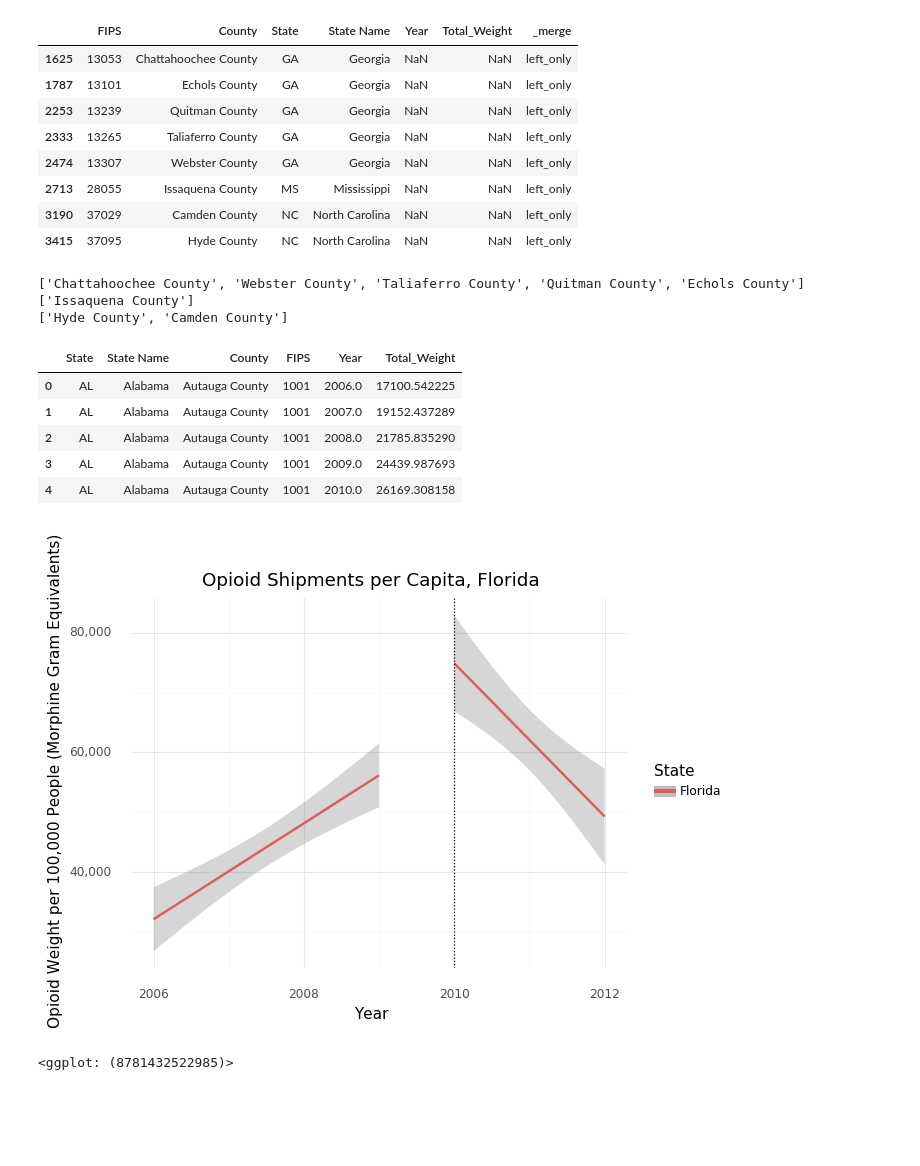
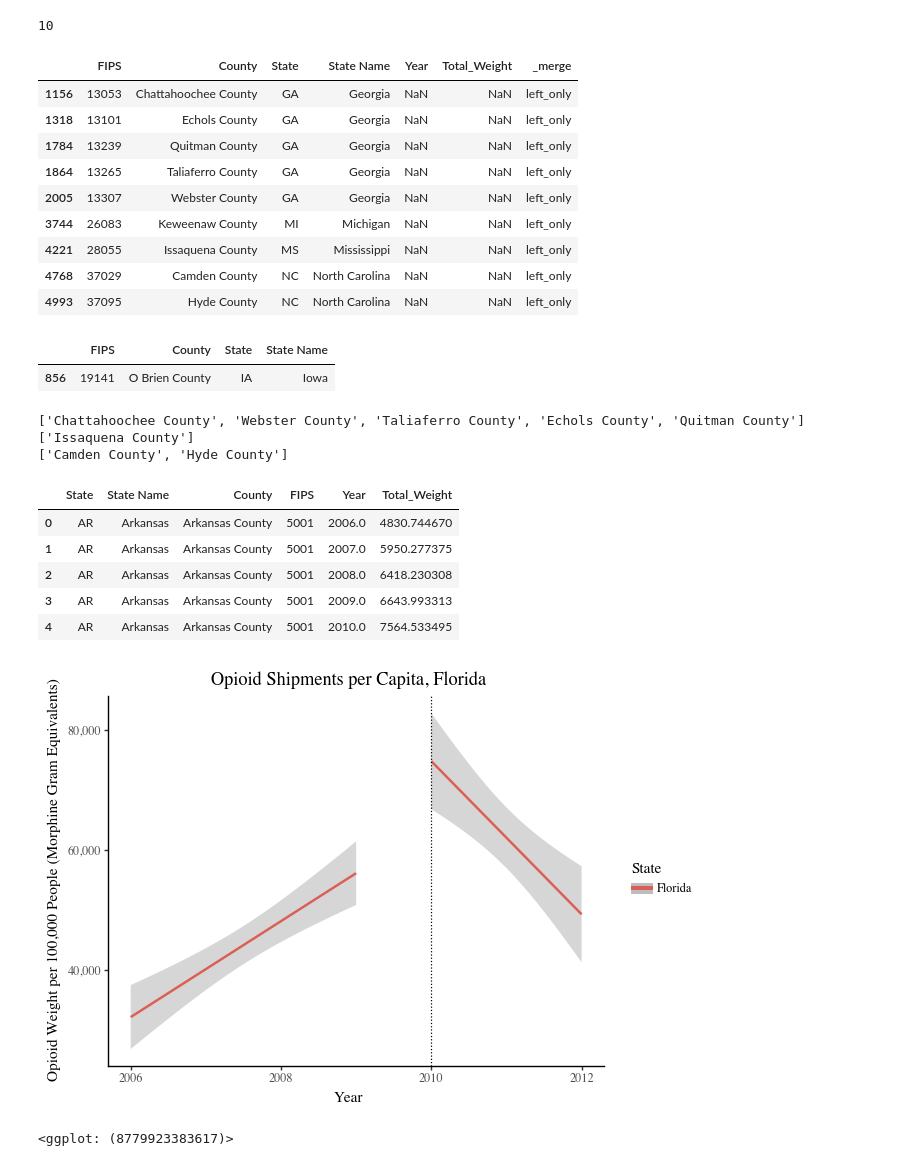
Before and after one commit to TommyTseng1129/Impact-Estimation-of-Opioid-Control-Policies, a Jupyter notebook: 10_code/shipment_graphing.ipynb, the cells around one changed output. Drawn from its saved outputs; the diff is of its cells as text; code cells hidden in the pictures; blank space fills up the shorter version.

Commit message:
changed code to clean and use Tommy's additional few states

```diff
--- a/10_code/shipment_graphing.ipynb
+++ b/10_code/shipment_graphing.ipynb
@@ -9,6 +10,6 @@ ModuleNotFoundError: No module named 'scales'
 # %%
 data = pd.read_csv(
-    "https://raw.githubusercontent.com/MIDS-at-Duke/estimating-impact-of-opioids-2020-purlple-team/TommyTseng/20_intermediate_files/2006-2012_prescription.csv?token=ARFW6V5L4YGBDF5CM3QKSXC7SXUCU"
+    "https://raw.githubusercontent.com/MIDS-at-Duke/estimating-impact-of-opioids-2020-purlple-team/TommyTseng/20_intermediate_files/2006-2012_prescription_10States.csv?token=ARFW6V4S5VDU67LL2NAFKES7S4I7Y"
 )
 pop = pd.read_csv(
     "https://raw.githubusercontent.com/MIDS-at-Duke/estimating-impact-of-opioids-2020-purlple-team/ssloate/20_intermediate_files/countypopulations_clean.csv?token=ARFW6VYROFILNMBNR2ENMEK7SXUKK"
@@ -48,6 +49,10 @@ fips_cut = fips.loc[fips["State"].isin(list(data["State"].unique()))]
 
 # check it's the right length / has all states
 assert len(fips_cut.State.unique()) == len(list(data["State"].unique()))
+# %%
+len(list(data["State"].unique()))
+# %% [output]
+10
 # %%
 # merge data
 merged = pd.merge(fips_cut, data, on=["County", "State"], how="outer", indicator=True)
@@ -78,20 +83,44 @@ data["County"].replace("Mccormick County", "McCormick County", inplace=True)
 data["County"].replace("Mcduffie County", "McDuffie County", inplace=True)
 data["County"].replace("Mcintosh County", "McIntosh County", inplace=True)
 data["County"].replace("Jefferson davis County", "Jefferson Davis County", inplace=True)
-
+data["County"].replace("Mcnairy County", "McNairy County", inplace=True)
+data["County"].replace("Mcminn County", "McMinn County", inplace=True)
+data["County"].replace("Saint joseph County", "St. Joseph County", inplace=True)
+data["County"].replace("Presque isle County", "Presque Isle County", inplace=True)
+data["County"].replace("Grand traverse County", "Grand Traverse County", inplace=True)
+data["County"].replace("Rock island County", "Rock Island County", inplace=True)
+data["County"].replace("Mclean County", "McLean County", inplace=True)
+data["County"].replace("Mchenry County", "McHenry County", inplace=True)
+data["County"].replace("Mcdonough County", "McDonough County", inplace=True)
+data["County"].replace("La salle County", "LaSalle County", inplace=True)
+data["County"].replace("Jo daviess County", "Jo Daviess County", inplace=True)
+data["County"].replace("Dupage County", "Du Page County", inplace=True)
+data["County"].replace("Dewitt County", "De Witt County", inplace=True)
+data["County"].replace("Black hawk County", "Black Hawk County", inplace=True)
+data["County"].replace("Buena vista County", "Buena Vista County", inplace=True)
+data["County"].replace("Cerro gordo County", "Cerro Gordo County", inplace=True)
+data["County"].replace("Des moines County", "Des Moines County", inplace=True)
+data["County"].replace("Obrien County", "O Brien County", inplace=True)
+data["County"].replace("Palo alto County", "Palo Alto County", inplace=True)
 
 merged = pd.merge(fips_cut, data, on=["County", "State"], how="outer", indicator=True)
 merged[merged["_merge"] != "both"]
 # %% [output]
 |  | FIPS | County | State | State Name | Year | Total_Weight | _merge |
-| 1625 | 13053 | Chattahoochee County | GA | Georgia | NaN | NaN | left_only |
-| 1787 | 13101 | Echols County | GA | Georgia | NaN | NaN | left_only |
-| 2253 | 13239 | Quitman County | GA | Georgia | NaN | NaN | left_only |
-| 2333 | 13265 | Taliaferro County | GA | Georgia | NaN | NaN | left_only |
-| 2474 | 13307 | Webster County | GA | Georgia | NaN | NaN | left_only |
-| 2713 | 28055 | Issaquena County | MS | Mississippi | NaN | NaN | left_only |
-| 3190 | 37029 | Camden County | NC | North Carolina | NaN | NaN | left_only |
-| 3415 | 37095 | Hyde County | NC | North Carolina | NaN | NaN | left_only |
+| 1156 | 13053 | Chattahoochee County | GA | Georgia | NaN | NaN | left_only |
+| 1318 | 13101 | Echols County | GA | Georgia | NaN | NaN | left_only |
+| 1784 | 13239 | Quitman County | GA | Georgia | NaN | NaN | left_only |
+| 1864 | 13265 | Taliaferro County | GA | Georgia | NaN | NaN | left_only |
+| 2005 | 13307 | Webster County | GA | Georgia | NaN | NaN | left_only |
+| 3744 | 26083 | Keweenaw County | MI | Michigan | NaN | NaN | left_only |
+| 4221 | 28055 | Issaquena County | MS | Mississippi | NaN | NaN | left_only |
+| 4768 | 37029 | Camden County | NC | North Carolina | NaN | NaN | left_only |
+| 4993 | 37095 | Hyde County | NC | North Carolina | NaN | NaN | left_only |
+# %%
+fips[fips["County"] == "O Brien County"]
+# %% [output]
+|  | FIPS | County | State | State Name |
+| 856 | 19141 | O Brien County | IA | Iowa |
 # %%
 # check that there's no weird misspellings of the counties or other obvious misaignments
 ga_fips = list(fips[fips["State"].isin(["GA"])]["County"].unique())
@@ -108,9 +137,9 @@ print(list(set(nc_fips) - set(nc_data)))
 
 # the remaining counties are not in the original dataset, likely because they had no drug shipments. We are okay omitting these.
 # %% [output]
-['Chattahoochee County', 'Webster County', 'Taliaferro County', 'Quitman County', 'Echols County']
+['Chattahoochee County', 'Webster County', 'Taliaferro County', 'Echols County', 'Quitman County']
 ['Issaquena County']
-['Hyde County', 'Camden County']
+['Camden County', 'Hyde County']
 # %%
 # make final FIPS/drug shipment dataset
 drugship = merged[merged["_merge"] == "both"]
@@ -123,16 +152,16 @@ drugship = drugship[["State", "State Name", "County", "FIPS", "Year", "Total_Wei
 drugship.head()
 # %% [output]
 |  | State | State Name | County | FIPS | Year | Total_Weight |
-| 0 | AL | Alabama | Autauga County | 1001 | 2006.0 | 17100.542225 |
-| 1 | AL | Alabama | Autauga County | 1001 | 2007.0 | 19152.437289 |
-| 2 | AL | Alabama | Autauga County | 1001 | 2008.0 | 21785.835290 |
-| 3 | AL | Alabama | Autauga County | 1001 | 2009.0 | 24439.987693 |
-| 4 | AL | Alabama | Autauga County | 1001 | 2010.0 | 26169.308158 |
+| 0 | AR | Arkansas | Arkansas County | 5001 | 2006.0 | 4830.744670 |
+| 1 | AR | Arkansas | Arkansas County | 5001 | 2007.0 | 5950.277375 |
+| 2 | AR | Arkansas | Arkansas County | 5001 | 2008.0 | 6418.230308 |
+| 3 | AR | Arkansas | Arkansas County | 5001 | 2009.0 | 6643.993313 |
+| 4 | AR | Arkansas | Arkansas County | 5001 | 2010.0 | 7564.533495 |
 # %%
-# merge in population data. Use inner because not all states are in dataset
+# merge in population data. Use left because not all states are in dataset; want to keep all drugship observations
 
 drug_pop = pd.merge(
-    drugship, pop, on=["FIPS", "Year"], how="inner", validate="m:m", indicator=True
+    drugship, pop, on=["FIPS", "Year"], how="left", validate="m:m", indicator=True
 )
 # check
 assert (drug_pop._merge == "both").all()
@@ -168,25 +197,31 @@ FL_post = FL[FL["Year"] >= FL_policy_year]
 # %%
 # graph pre-post: Florida
 p = (
     ggplot()
     + geom_smooth(FL_pre, aes(x="Year", y="PerCapWeight", color="State"), method="lm")
     + geom_smooth(
         FL_post,
         aes(x="Year", y="PerCapWeight", color="State"),
         method="lm",
     )
     + geom_vline(xintercept=FL_policy_year, linetype="dotted")
     + xlab("Year")
     + ylab("Opioid Weight per 100,000 People (Morphine Gram Equivalents)")
-    + theme_minimal()
+    + theme_classic(base_family="Times")
     + scale_x_continuous(breaks=[2006, 2008, 2010, 2012], limits=[2006, 2012])
     + labs(title="Opioid Shipments per Capita, Florida")
     + scale_y_continuous(
         breaks=[40000, 60000, 80000], labels=["40,000", "60,000", "80,000"]
     )
 )
+ggsave(
+    plot=p,
+    filename="Opioid Shipments: FL_pre_post",
+    path="/Users/samsloate/Desktop/Data_Science/Opioids_Project/estimating-impact-of-opioids-2020-purlple-team/30_results",
+    dpi=100,
+)
 
 print(p)
 # %% [output]
-[figure, old version]
+[figure, new version]
-<ggplot: (8781432522985)>
+<ggplot: (8779923383617)>
```
Also changed, not shown: parts of 6 cells of this notebook.
